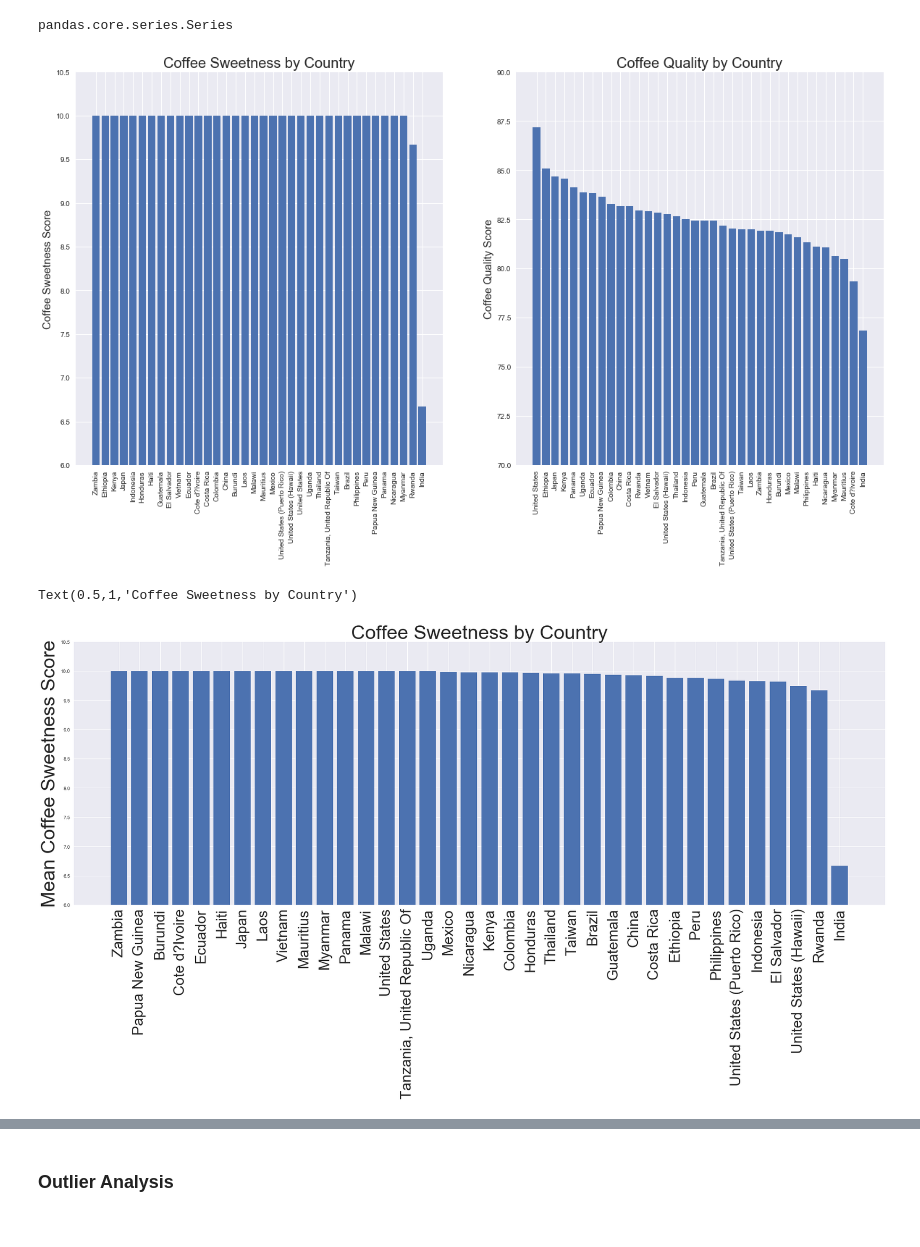
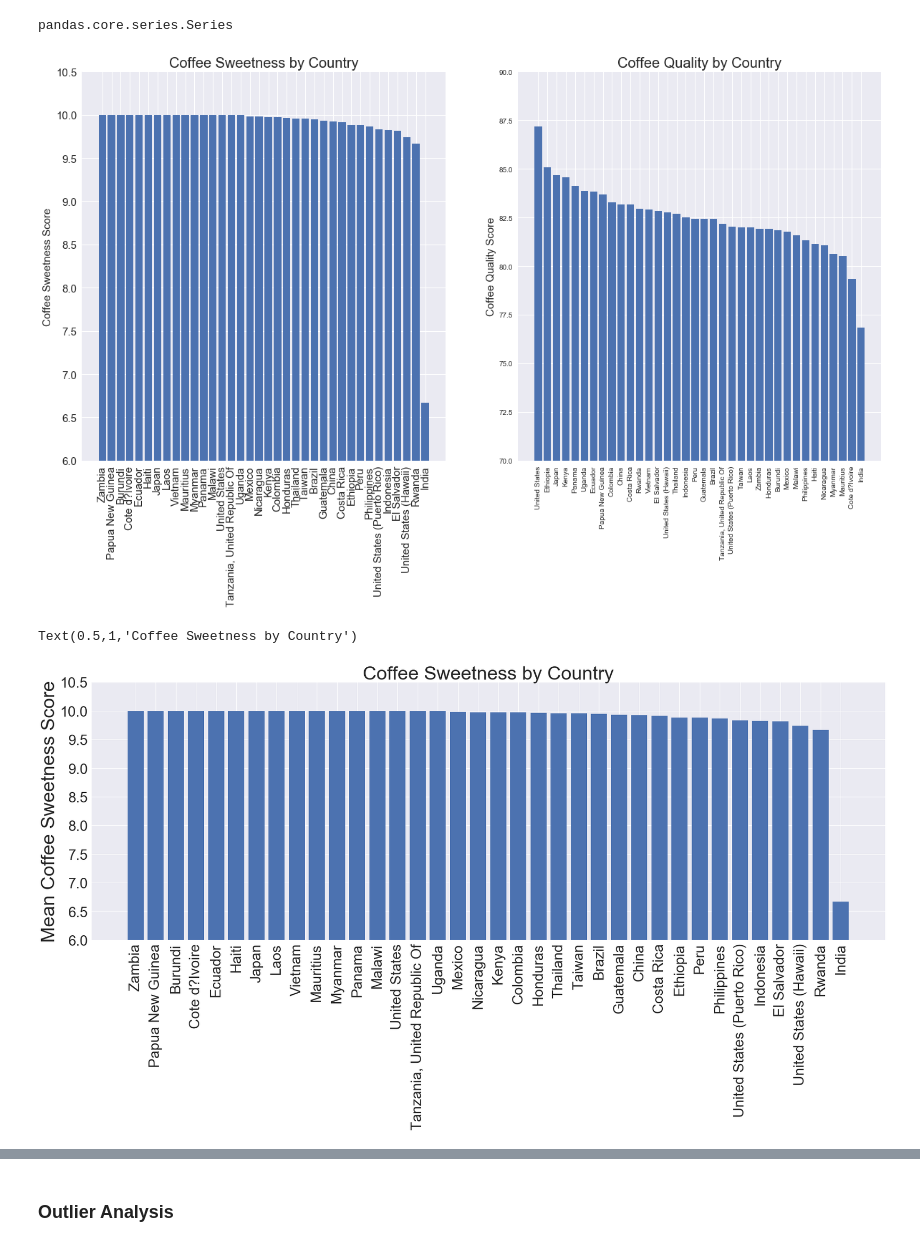
Before and after one commit to bellepeng/Work, a Jupyter notebook: Projects/P2_coffee/2. Project Luther - Coffee (Part 1 of 2).ipynb, the cells around one changed output, grey strips where cells are left out. Drawn from its saved outputs; the diff is of its cells as text; code cells hidden in the pictures.

```diff
--- a/Projects/P2_coffee/2. Project Luther - Coffee (Part 1 of 2).ipynb
+++ b/Projects/P2_coffee/2. Project Luther - Coffee (Part 1 of 2).ipynb
@@ -790,32 +793,34 @@ pandas.core.series.Series
 # %%
 f, ax = plt.subplots(nrows=1, ncols=2, sharex=False, sharey=False, figsize=(20,10))
 
 ax[0].set_title('Coffee Sweetness by Country', size=20)
 ax[0].bar(Sweetness.index, Sweetness)
 ax[0].set_ylabel('Coffee Sweetness Score', size=15)
 ax[0].set_ylim(6,10.5)
+ax[0].tick_params(labelsize=15)
 for tick in ax[0].get_xticklabels():
     tick.set_rotation(90)
 
 ax[1].set_title('Coffee Quality by Country', size=20)
 ax[1].bar(Total_Score.index, Total_Score)
 ax[1].set_ylabel('Coffee Quality Score', size=15)
 ax[1].set_ylim(70,90)
 for tick in ax[1].get_xticklabels():
     tick.set_rotation(90)
 # %% [output]
-[figure, old version]
+[figure, new version]
 # %%
 # Individual plots of Sweetness
 plt.figure(figsize=(30,10))
 plt.bar(Sweetness.index, Sweetness)
 plt.ylim(6, 10.5)
+plt.tick_params(labelsize=30)
 plt.ylabel('Mean Coffee Sweetness Score', size=40)
 plt.xticks(fontsize=30, rotation=90)
 plt.title('Coffee Sweetness by Country', size=40)
 # %% [output]
 Text(0.5,1,'Coffee Sweetness by Country')
-[figure, old version]
+[figure, new version]
 # %%
 # Individual plots of Quality
 plt.figure(figsize=(30,10))
```
Also changed, not shown: parts of 10 cells of this notebook, 3 other files.
